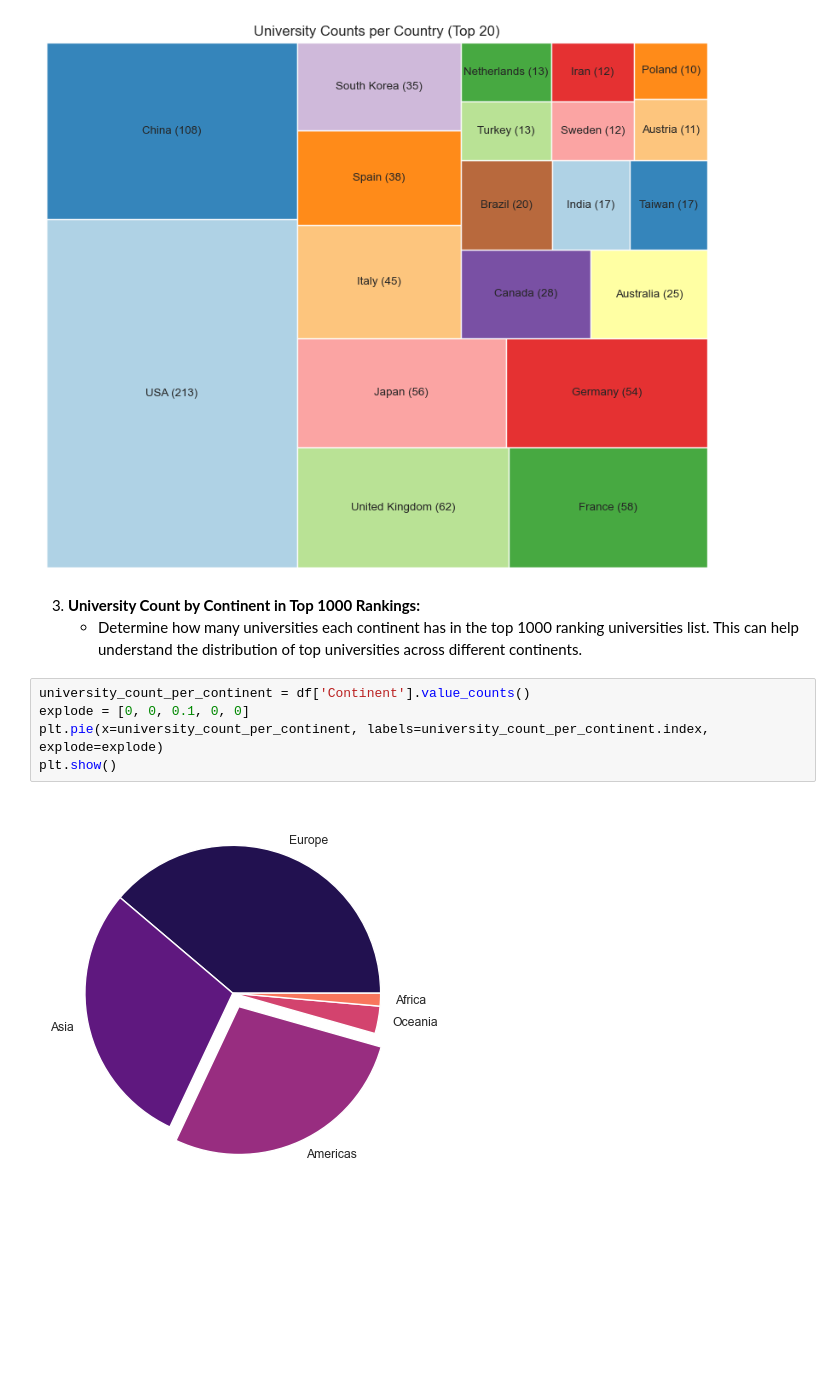
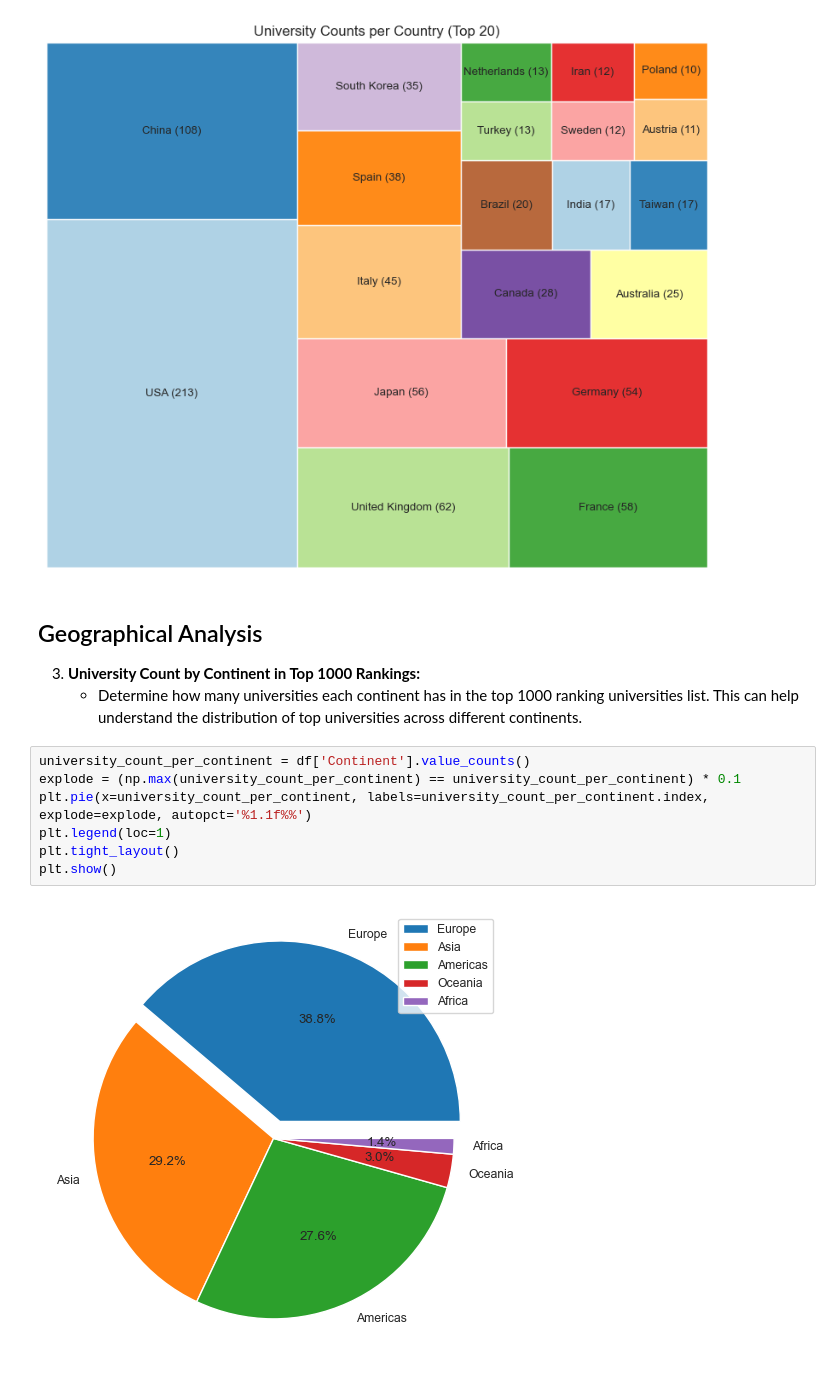
Before and after one commit to sahand-salmani/university-rankings-analysis, a Jupyter notebook: university_ranking.ipynb, the cells around one changed output. Saved outputs shown, nothing was run; the diff lists cells and outputs as text; blank space fills up the shorter version.

```diff
--- a/university_ranking.ipynb
+++ b/university_ranking.ipynb
@@ -288,12 +289,15 @@ plt.show()
 # %% [output]
 [figure]
 # %% [markdown]
+## Geographical Analysis
 3. **University Count by Continent in Top 1000 Rankings:**
    - Determine how many universities each continent has in the top 1000 ranking universities list. This can help understand the distribution of top universities across different continents.
 # %%
 university_count_per_continent = df['Continent'].value_counts()
-explode = [0, 0, 0.1, 0, 0]
-plt.pie(x=university_count_per_continent, labels=university_count_per_continent.index, explode=explode)
+explode = (np.max(university_count_per_continent) == university_count_per_continent) * 0.1
+plt.pie(x=university_count_per_continent, labels=university_count_per_continent.index, explode=explode, autopct='%1.1f%%')
+plt.legend(loc=1)
+plt.tight_layout()
 plt.show()
 # %% [output]
-[figure, old version]
+[figure, new version]
```
Also changed, not shown: parts of 9 cells of this notebook, 1 other file.
